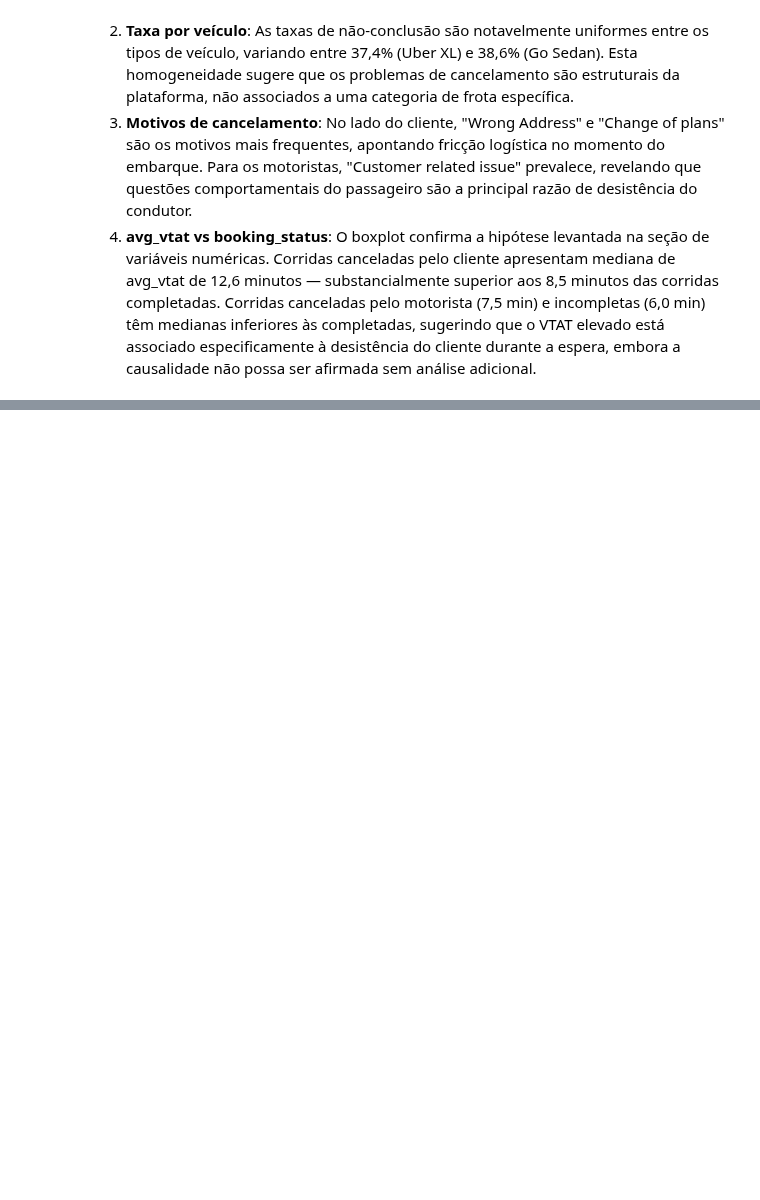
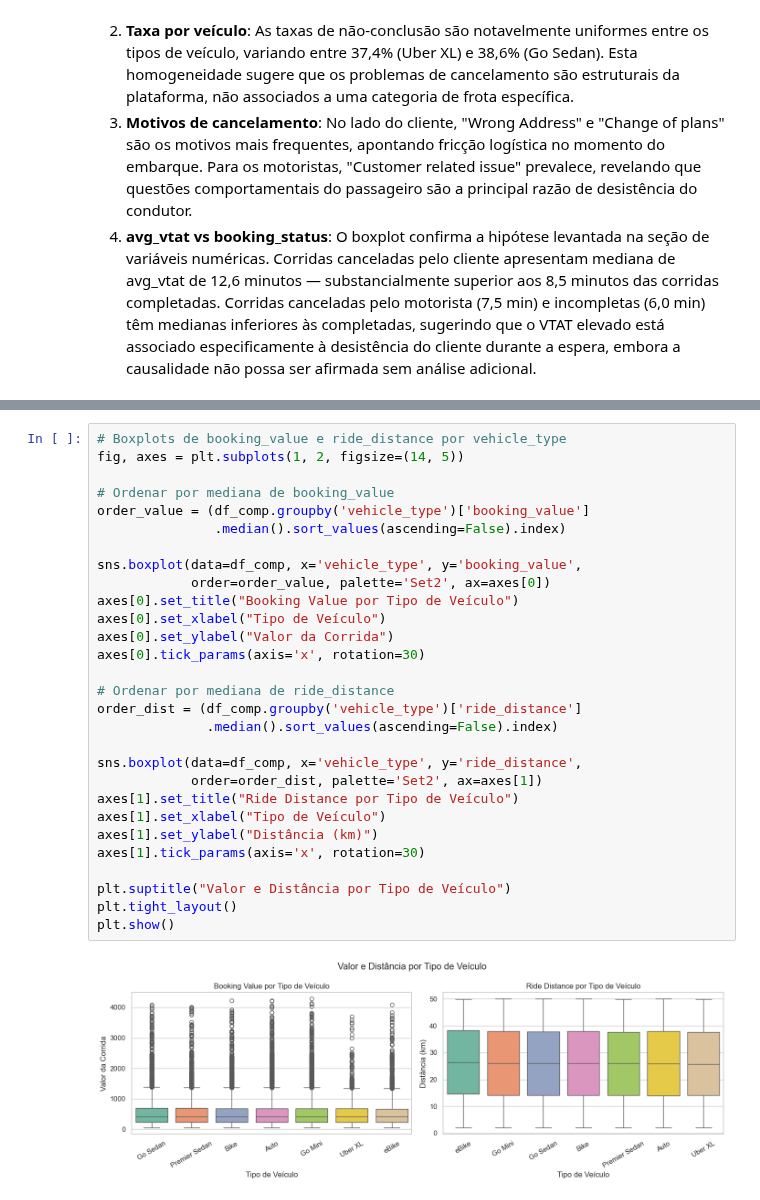
Before and after one commit to jhonatanalves/desafio_extra_lab365_senai, a Jupyter notebook: notebooks/eda_ncr_ride_bookings.ipynb, the cells around one changed output, grey strips where cells are left out. Saved outputs shown, nothing was run; the diff lists cells and outputs as text; blank space fills up the shorter version.

```diff
--- a/notebooks/eda_ncr_ride_bookings.ipynb
+++ b/notebooks/eda_ncr_ride_bookings.ipynb
@@ -599,0 +635,31 @@ categoria de frota específica.
+# %%
+# Boxplots de booking_value e ride_distance por vehicle_type
+fig, axes = plt.subplots(1, 2, figsize=(14, 5))
+
+# Ordenar por mediana de booking_value
+order_value = (df_comp.groupby('vehicle_type')['booking_value']
+               .median().sort_values(ascending=False).index)
+
+sns.boxplot(data=df_comp, x='vehicle_type', y='booking_value',
+            order=order_value, palette='Set2', ax=axes[0])
+axes[0].set_title("Booking Value por Tipo de Veículo")
+axes[0].set_xlabel("Tipo de Veículo")
+axes[0].set_ylabel("Valor da Corrida")
+axes[0].tick_params(axis='x', rotation=30)
+
+# Ordenar por mediana de ride_distance
+order_dist = (df_comp.groupby('vehicle_type')['ride_distance']
+              .median().sort_values(ascending=False).index)
+
+sns.boxplot(data=df_comp, x='vehicle_type', y='ride_distance',
+            order=order_dist, palette='Set2', ax=axes[1])
+axes[1].set_title("Ride Distance por Tipo de Veículo")
+axes[1].set_xlabel("Tipo de Veículo")
+axes[1].set_ylabel("Distância (km)")
+axes[1].tick_params(axis='x', rotation=30)
+
+plt.suptitle("Valor e Distância por Tipo de Veículo")
+plt.tight_layout()
+plt.show()
+# %% [output]
+[figure, added]
```
Also changed, not shown: parts of 5 cells of this notebook.
